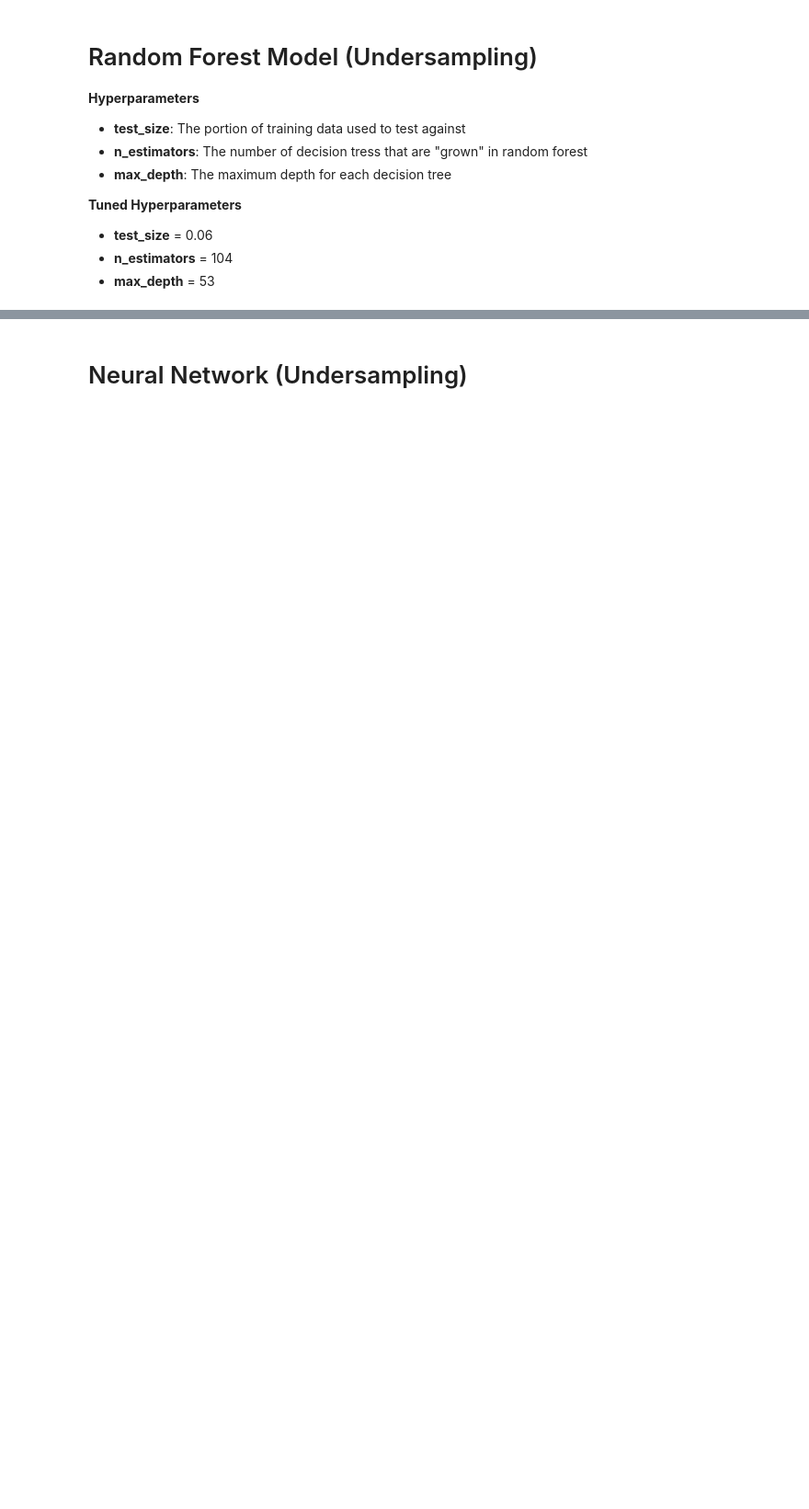
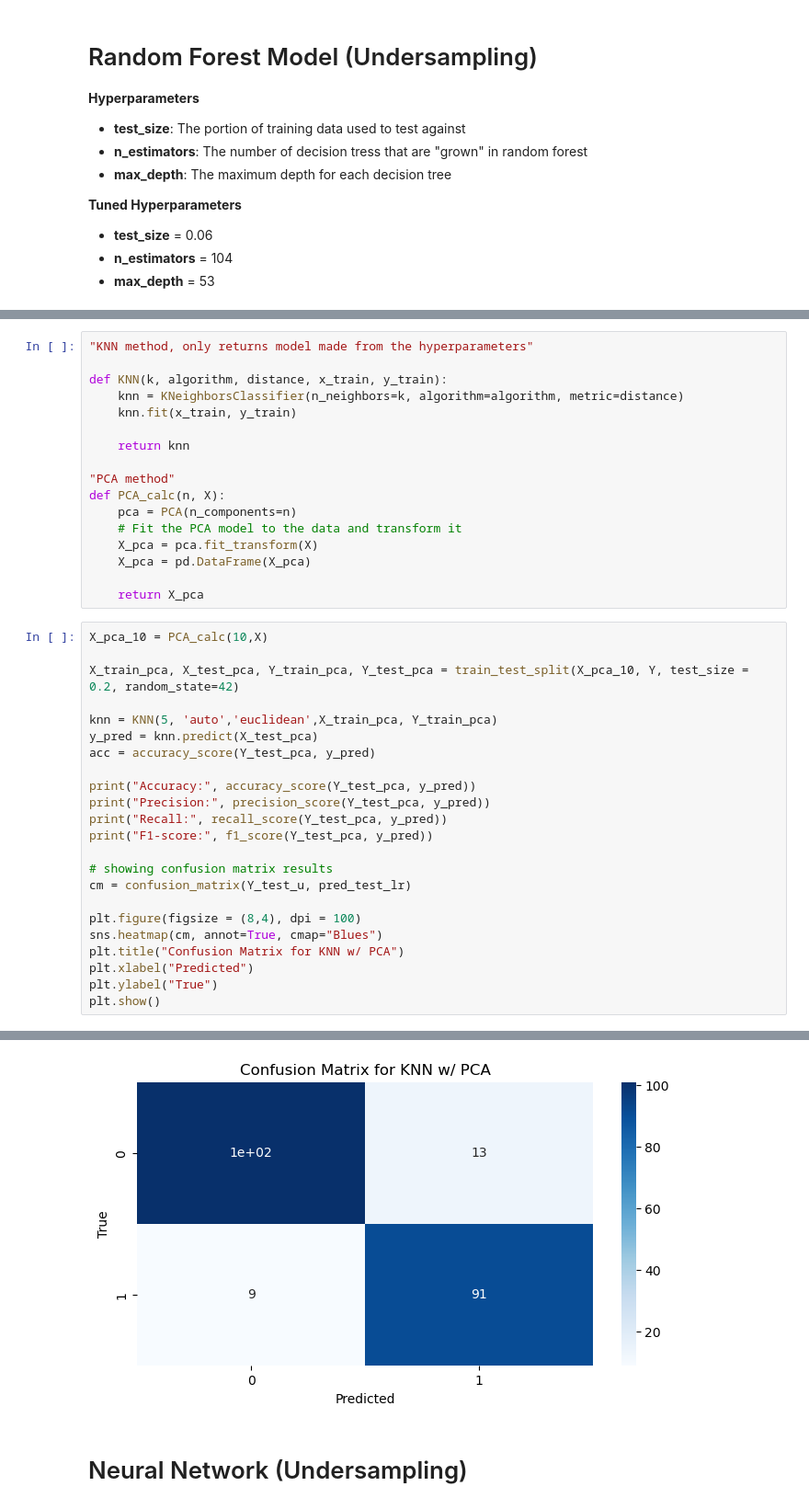
Before and after one commit to jalikens/CS484-DMA, a Jupyter notebook: Models.ipynb, the cells around one changed output, grey strips where cells are left out. Shown: that part at 92% size. Saved outputs shown, nothing was run; the diff lists cells and outputs as text; blank space fills up the shorter version.

```diff
--- a/Models.ipynb
+++ b/Models.ipynb
@@ -292,0 +306,41 @@ print(hyparam, " --> ", high);
+# %%
+"KNN method, only returns model made from the hyperparameters"
+
+def KNN(k, algorithm, distance, x_train, y_train):
+    knn = KNeighborsClassifier(n_neighbors=k, algorithm=algorithm, metric=distance)
+    knn.fit(x_train, y_train)
+
+    return knn
+
+"PCA method"
+def PCA_calc(n, X):
+    pca = PCA(n_components=n)
+    # Fit the PCA model to the data and transform it
+    X_pca = pca.fit_transform(X)
+    X_pca = pd.DataFrame(X_pca)
+
+    return X_pca
+# %%
+X_pca_10 = PCA_calc(10,X)
+
+X_train_pca, X_test_pca, Y_train_pca, Y_test_pca = train_test_split(X_pca_10, Y, test_size = 0.2, random_state=42)
+
+knn = KNN(5, 'auto','euclidean',X_train_pca, Y_train_pca)
+y_pred = knn.predict(X_test_pca)
+acc = accuracy_score(Y_test_pca, y_pred)
+
+print("Accuracy:", accuracy_score(Y_test_pca, y_pred))
+print("Precision:", precision_score(Y_test_pca, y_pred))
+print("Recall:", recall_score(Y_test_pca, y_pred))
+print("F1-score:", f1_score(Y_test_pca, y_pred))
+
+# showing confusion matrix results
+cm = confusion_matrix(Y_test_u, pred_test_lr)
+
+plt.figure(figsize = (8,4), dpi = 100)
+sns.heatmap(cm, annot=True, cmap="Blues")
+plt.title("Confusion Matrix for KNN w/ PCA")
+plt.xlabel("Predicted")
+plt.ylabel("True")
+plt.show()
+# %% [output]
@@ -293,3 +351,4 @@ print(hyparam, " --> ", high);
+[figure, added]
 # %% [markdown]
 # Neural Network (Undersampling)
 # %%
```
Also changed, not shown: parts of 11 cells of this notebook, 1 other file.
